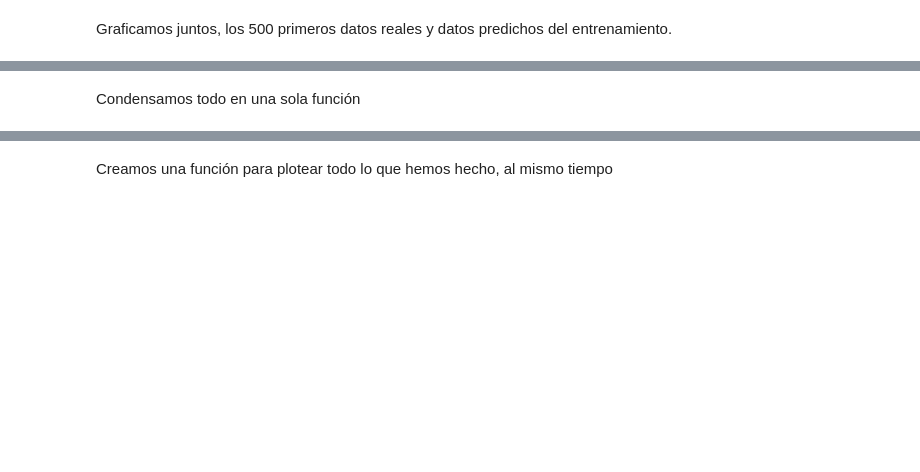
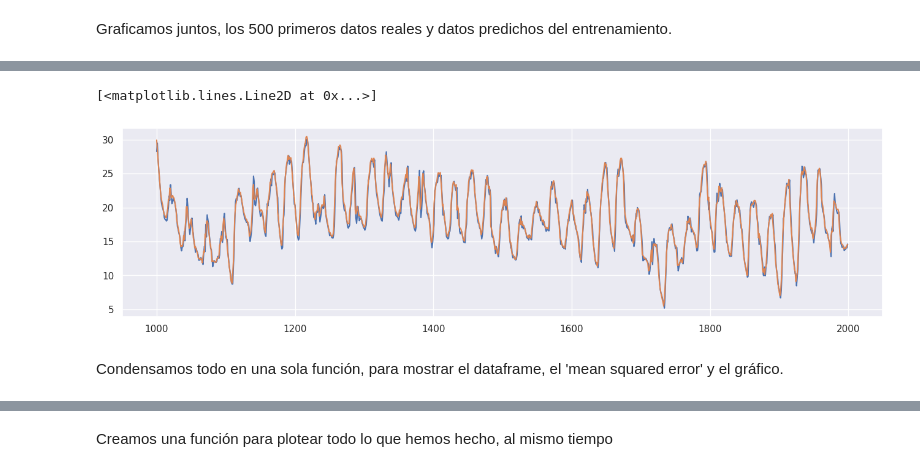
Before and after one commit to PhyData/Temperature_Forecast, a Jupyter notebook: V01/Notebook 1.ipynb, the cells around one changed output, grey strips where cells are left out. Cells and saved outputs as stored; diff of their text form; code cells hidden in the pictures; blank space fills up the shorter version.

```diff
--- a/V01/Notebook 1.ipynb
+++ b/V01/Notebook 1.ipynb
@@ -171,4 +222,6 @@ Ahora vemos como se comporta los datos a predecir, X_test.
 # %%
 train_tests = model1.predict(X_test).flatten()
 train_test_results = pd.DataFrame(data={'Train Test Predictions':train_tests, 'Actuals':y_test})
-train_test_results.head()
+plt.plot(train_test_results['Train Test Predictions'][1000:2000])
+plt.plot(train_test_results['Actuals'][1000:2000])
+# %% [output]
@@ -174,0 +229,2 @@ train_test_results.head()
+[<matplotlib.lines.Line2D at 0x...>]
+[figure, added]
@@ -178,5 +231,5 @@ plt.plot(train_test_results['Actuals'][1000:2000])
 # %% [markdown]
-Condensamos todo en una sola función
+Condensamos todo en una sola función, para mostrar el dataframe, el 'mean squared error' y el gráfico.
 # %%
 from sklearn.metrics import mean_squared_error as mse
 
```
Also changed, not shown: parts of 76 cells of this notebook.
